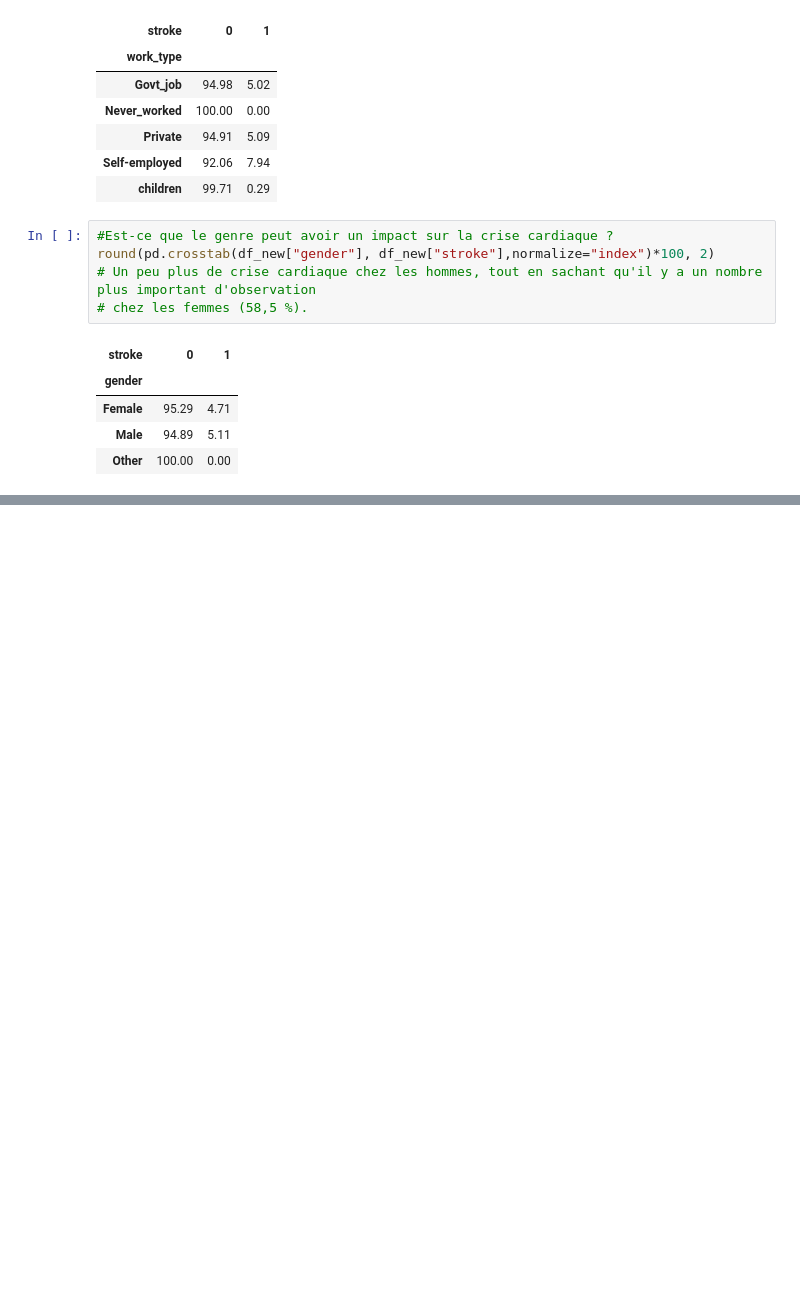
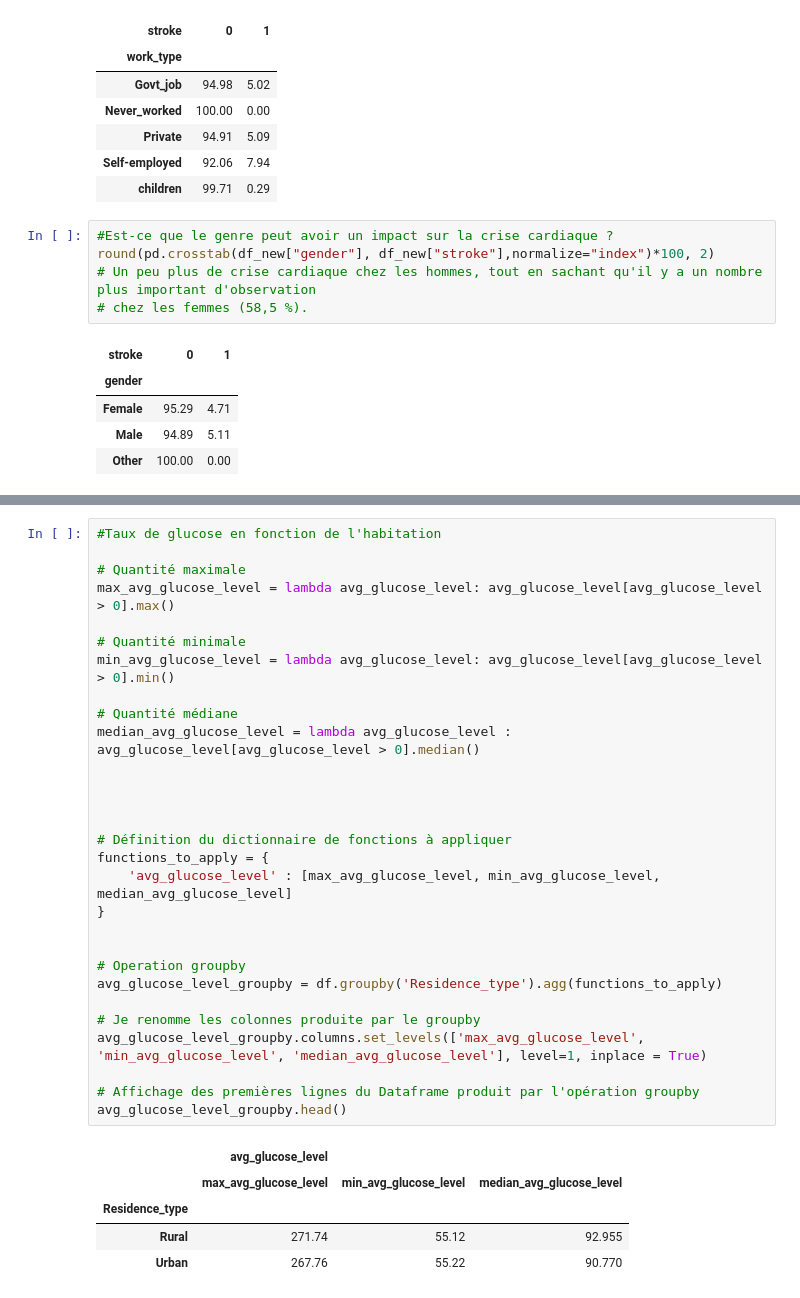
Before and after one commit to yannoushka74/Strokes_prediction_-BERTHET_NOURAUD_TRIEU, a Jupyter notebook: strokes_cleaning.ipynb, the cells around one changed output, grey strips where cells are left out. Cells and saved outputs as stored; diff of their text form; blank space fills up the shorter version.

```diff
--- a/strokes_cleaning.ipynb
+++ b/strokes_cleaning.ipynb
@@ -240,0 +313,35 @@ round(pd.crosstab(df_new["gender"], df_new["stroke"],normalize="index")*100, 2)
+# %%
+#Taux de glucose en fonction de l'habitation
+
+# Quantité maximale
+max_avg_glucose_level = lambda avg_glucose_level: avg_glucose_level[avg_glucose_level > 0].max()
+
+# Quantité minimale
+min_avg_glucose_level = lambda avg_glucose_level: avg_glucose_level[avg_glucose_level > 0].min()
+
+# Quantité médiane
+median_avg_glucose_level = lambda avg_glucose_level : avg_glucose_level[avg_glucose_level > 0].median()
+
+
+
+
+# Définition du dictionnaire de fonctions à appliquer
+functions_to_apply = {
+    'avg_glucose_level' : [max_avg_glucose_level, min_avg_glucose_level, median_avg_glucose_level]
+}
+
+
+# Operation groupby
+avg_glucose_level_groupby = df.groupby('Residence_type').agg(functions_to_apply)
+
+# Je renomme les colonnes produite par le groupby
+avg_glucose_level_groupby.columns.set_levels(['max_avg_glucose_level', 'min_avg_glucose_level', 'median_avg_glucose_level'], level=1, inplace = True)
+
+# Affichage des premières lignes du Dataframe produit par l'opération groupby
+avg_glucose_level_groupby.head()
+# %% [output]
+|  | avg_glucose_level |  |  |
+|  | max_avg_glucose_level | min_avg_glucose_level | median_avg_glucose_level |
+| Residence_type |  |  |  |
+| Rural | 271.74 | 55.12 | 92.955 |
+| Urban | 267.76 | 55.22 | 90.770 |
```
Also changed, not shown: parts of 8 cells of this notebook.
